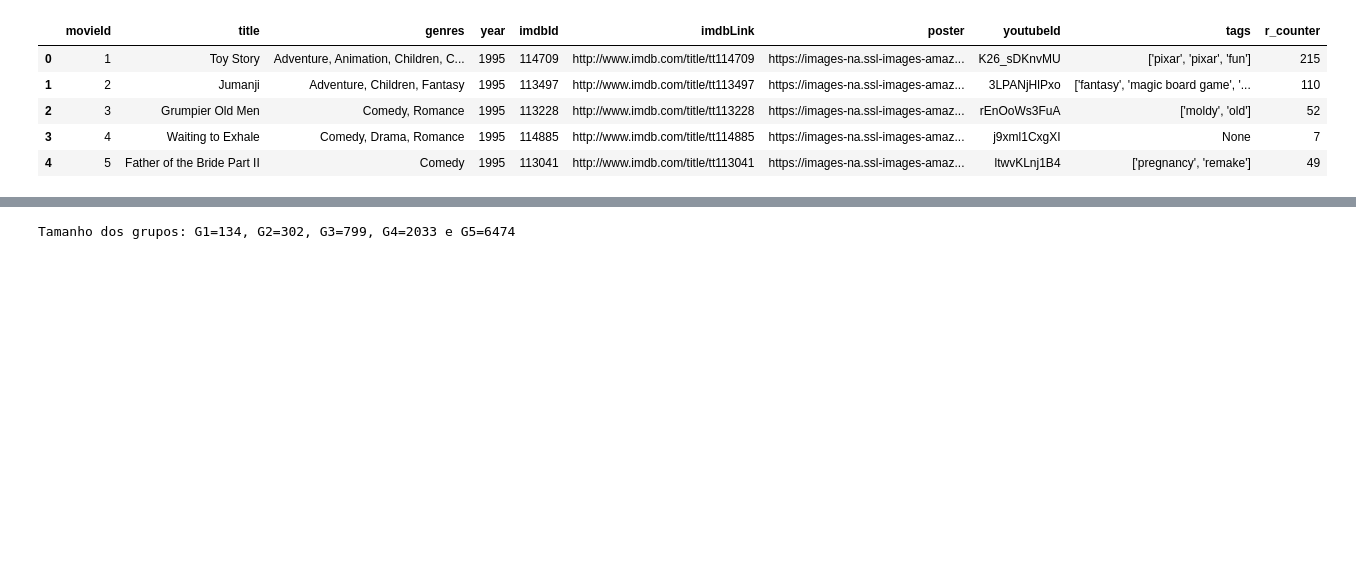
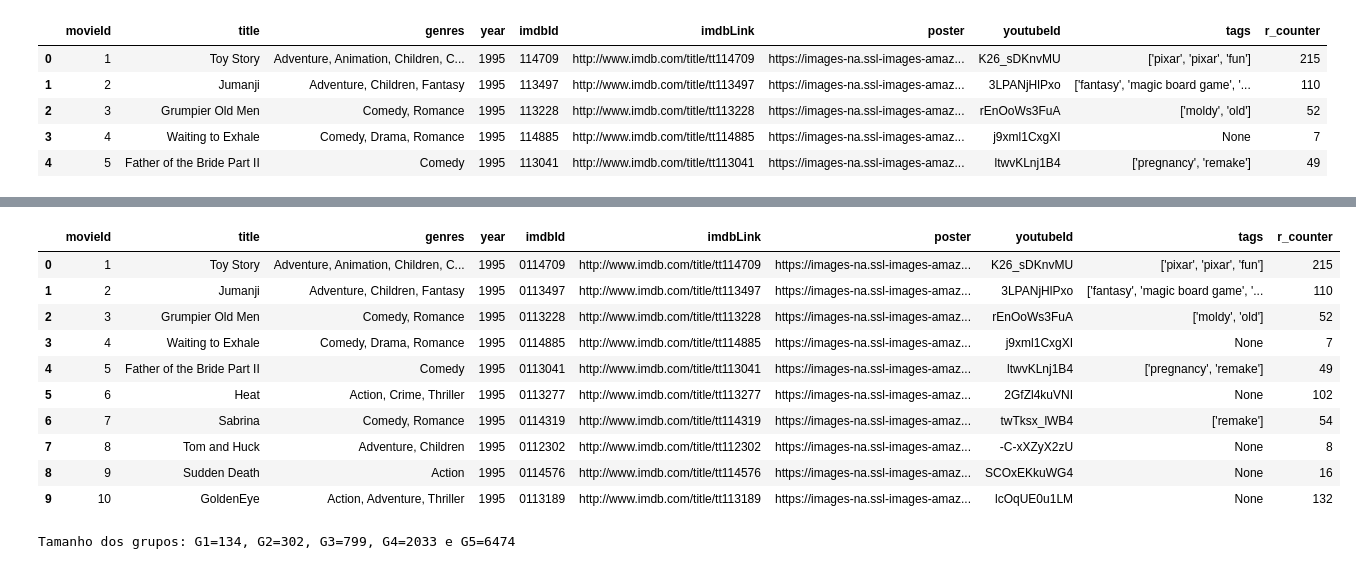
Before and after one commit to amandachagas/surprise-test, a Jupyter notebook: notebooks/EnhancingDataset.ipynb, the cells around one changed output, grey strips where cells are left out. Drawn from its saved outputs; the diff is of its cells as text; code cells hidden in the pictures; blank space fills up the shorter version.

Commit message:
Correcting imdbId in dataset to fit 7 digits.

```diff
--- a/notebooks/EnhancingDataset.ipynb
+++ b/notebooks/EnhancingDataset.ipynb
@@ -232,0 +215,25 @@ df_sorted.head(50)
+# %%
+for index, row in df_my_movies_counter.iterrows():
+
+    idx_df_my_movies_counter = int(df_my_movies_counter[df_my_movies_counter['movieId']==row.movieId].index[0])
+
+    if len(str(row.imdbId)) == 6:
+        df_my_movies_counter.loc[idx_df_my_movies_counter,('imdbId')] = '0' + str(row.imdbId)
+    elif len(str(row.imdbId)) == 5:
+        df_my_movies_counter.loc[idx_df_my_movies_counter,('imdbId')] = '00' + str(row.imdbId)
+    elif len(str(row.imdbId)) == 4:
+        df_my_movies_counter.loc[idx_df_my_movies_counter,('imdbId')] = '000' + str(row.imdbId)
+
+df_my_movies_counter.head(10)
+# %% [output]
+|  | movieId | title | genres | year | imdbId | imdbLink | poster | youtubeId | tags | r_counter |
+| 0 | 1 | Toy Story | Adventure, Animation, Children, C... | 1995 | 0114709 | http://www.imdb.com/title/tt114709 | https://images-na.ssl-images-amaz... | K26_sDKnvMU | ['pixar', 'pixar', 'fun'] | 215 |
+| 1 | 2 | Jumanji | Adventure, Children, Fantasy | 1995 | 0113497 | http://www.imdb.com/title/tt113497 | https://images-na.ssl-images-amaz... | 3LPANjHlPxo | ['fantasy', 'magic board game', '... | 110 |
+| 2 | 3 | Grumpier Old Men | Comedy, Romance | 1995 | 0113228 | http://www.imdb.com/title/tt113228 | https://images-na.ssl-images-amaz... | rEnOoWs3FuA | ['moldy', 'old'] | 52 |
+| 3 | 4 | Waiting to Exhale | Comedy, Drama, Romance | 1995 | 0114885 | http://www.imdb.com/title/tt114885 | https://images-na.ssl-images-amaz... | j9xml1CxgXI | None | 7 |
+| 4 | 5 | Father of the Bride Part II | Comedy | 1995 | 0113041 | http://www.imdb.com/title/tt113041 | https://images-na.ssl-images-amaz... | ltwvKLnj1B4 | ['pregnancy', 'remake'] | 49 |
+| 5 | 6 | Heat | Action, Crime, Thriller | 1995 | 0113277 | http://www.imdb.com/title/tt113277 | https://images-na.ssl-images-amaz... | 2GfZl4kuVNI | None | 102 |
+| 6 | 7 | Sabrina | Comedy, Romance | 1995 | 0114319 | http://www.imdb.com/title/tt114319 | https://images-na.ssl-images-amaz... | twTksx_lWB4 | ['remake'] | 54 |
+| 7 | 8 | Tom and Huck | Adventure, Children | 1995 | 0112302 | http://www.imdb.com/title/tt112302 | https://images-na.ssl-images-amaz... | -C-xXZyX2zU | None | 8 |
+| 8 | 9 | Sudden Death | Action | 1995 | 0114576 | http://www.imdb.com/title/tt114576 | https://images-na.ssl-images-amaz... | SCOxEKkuWG4 | None | 16 |
+| 9 | 10 | GoldenEye | Action, Adventure, Thriller | 1995 | 0113189 | http://www.imdb.com/title/tt113189 | https://images-na.ssl-images-amaz... | lcOqUE0u1LM | None | 132 |
```
Also changed, not shown: parts of 2 cells of this notebook, 1 other file.
